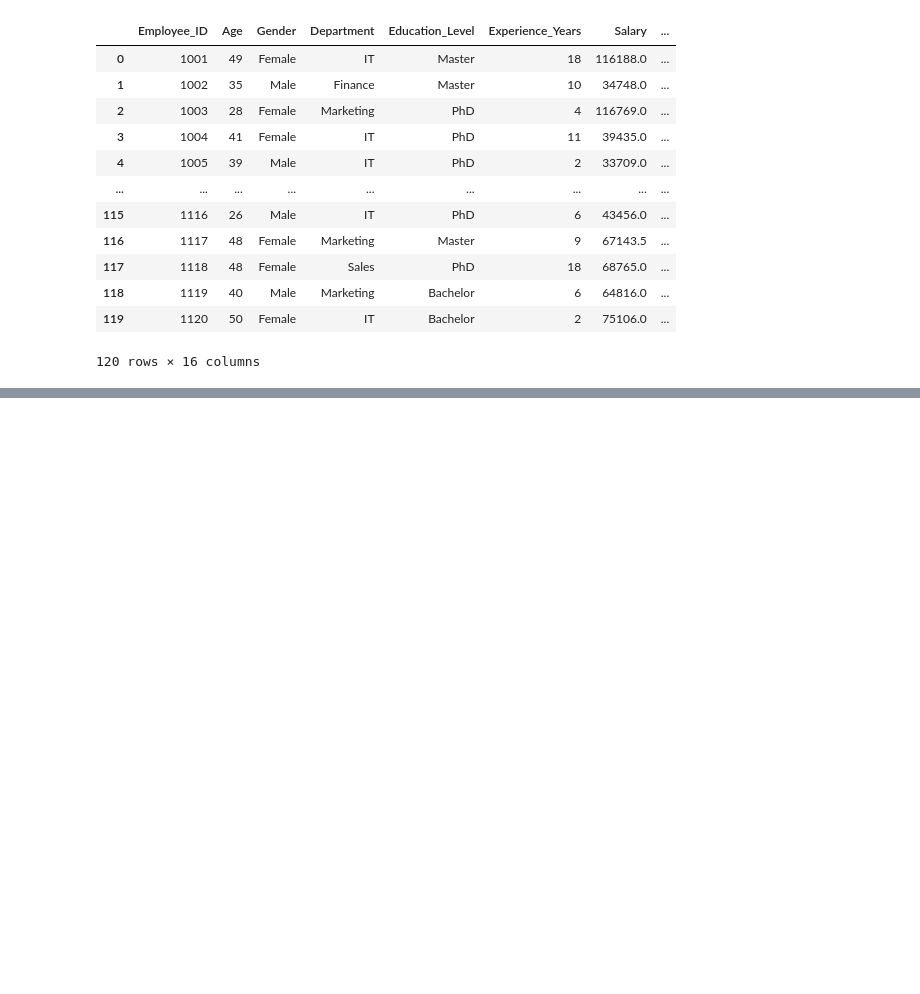
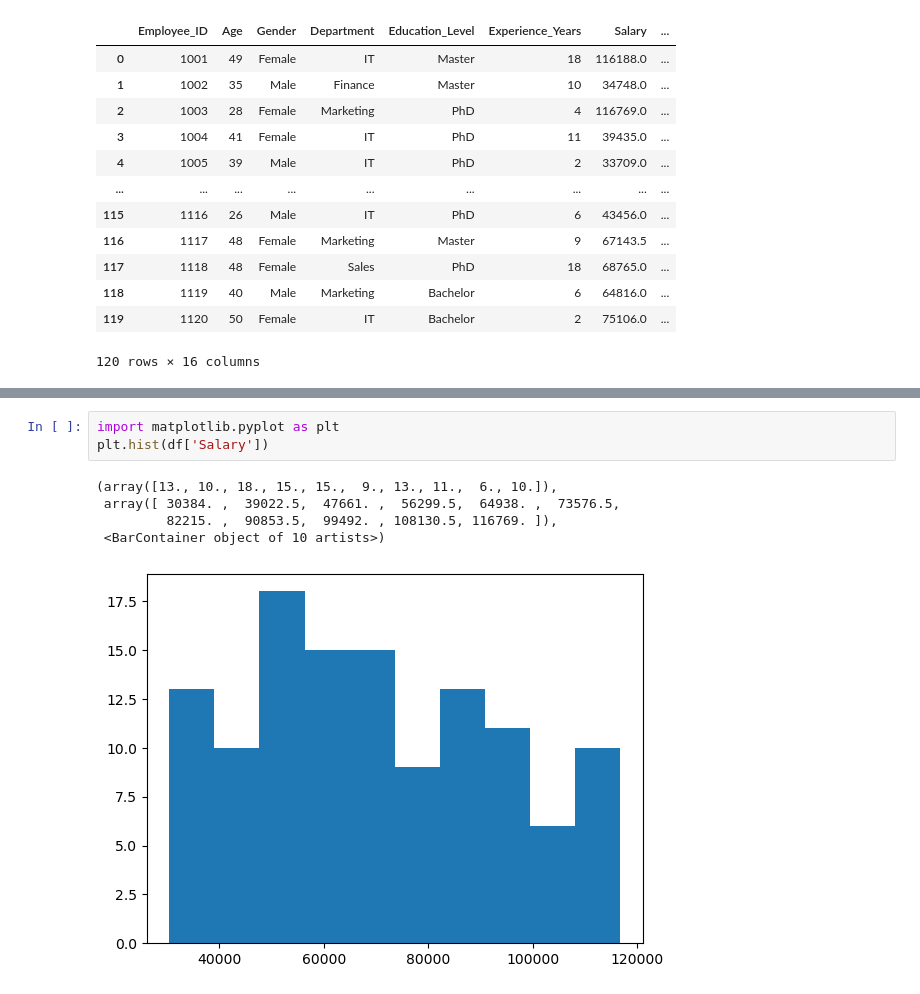
Before and after one commit to khairbakshnoor-pixel/PYTHON-Libraries-Numpy-Pandas-matplotlib-seaborn-, a Jupyter notebook: advance_EDA.ipynb, the cells around one changed output, grey strips where cells are left out. Saved outputs shown, nothing was run; the diff lists cells and outputs as text; blank space fills up the shorter version.

```diff
--- a/advance_EDA.ipynb
+++ b/advance_EDA.ipynb
@@ -161,0 +178,9 @@ df
+# %%
+import matplotlib.pyplot as plt
+plt.hist(df['Salary'])
+# %% [output]
+(array([13., 10., 18., 15., 15.,  9., 13., 11.,  6., 10.]),
+ array([ 30384. ,  39022.5,  47661. ,  56299.5,  64938. ,  73576.5,
+         82215. ,  90853.5,  99492. , 108130.5, 116769. ]),
+ <BarContainer object of 10 artists>)
+[figure, added]
```
Also changed, not shown: parts of 15 cells of this notebook, 1 other file.
